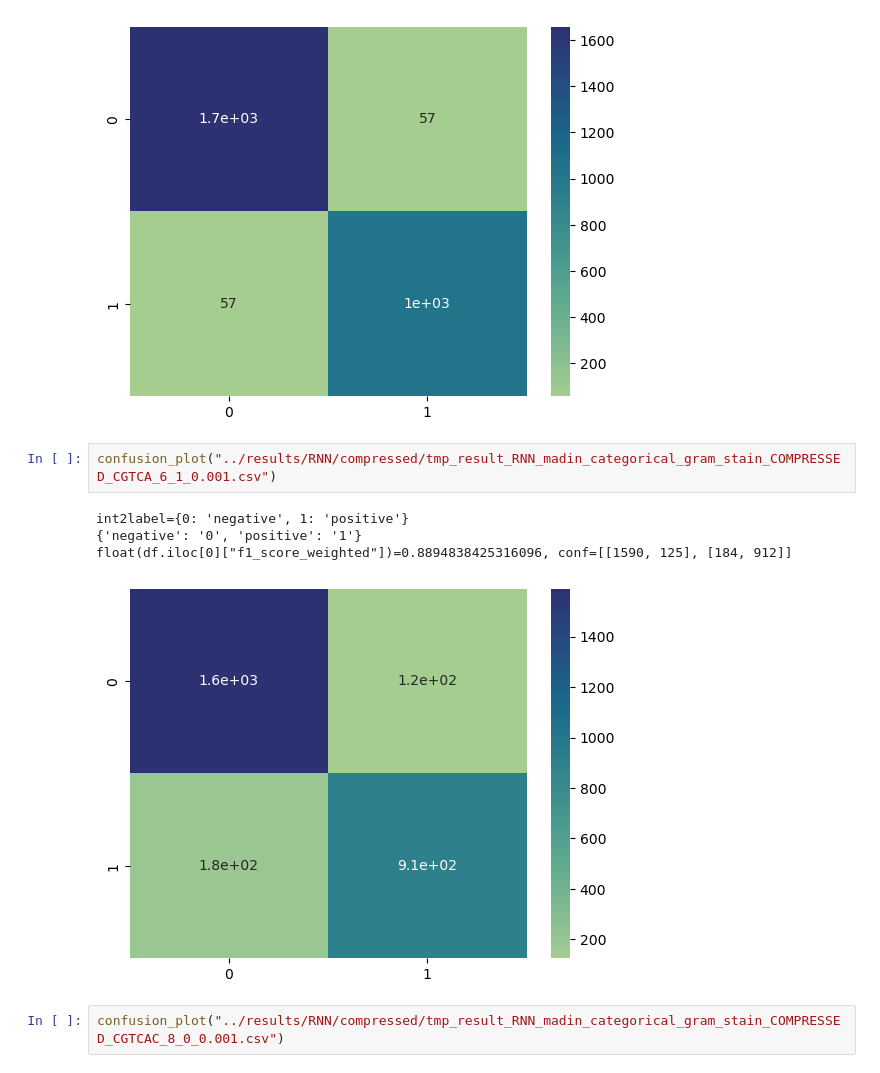
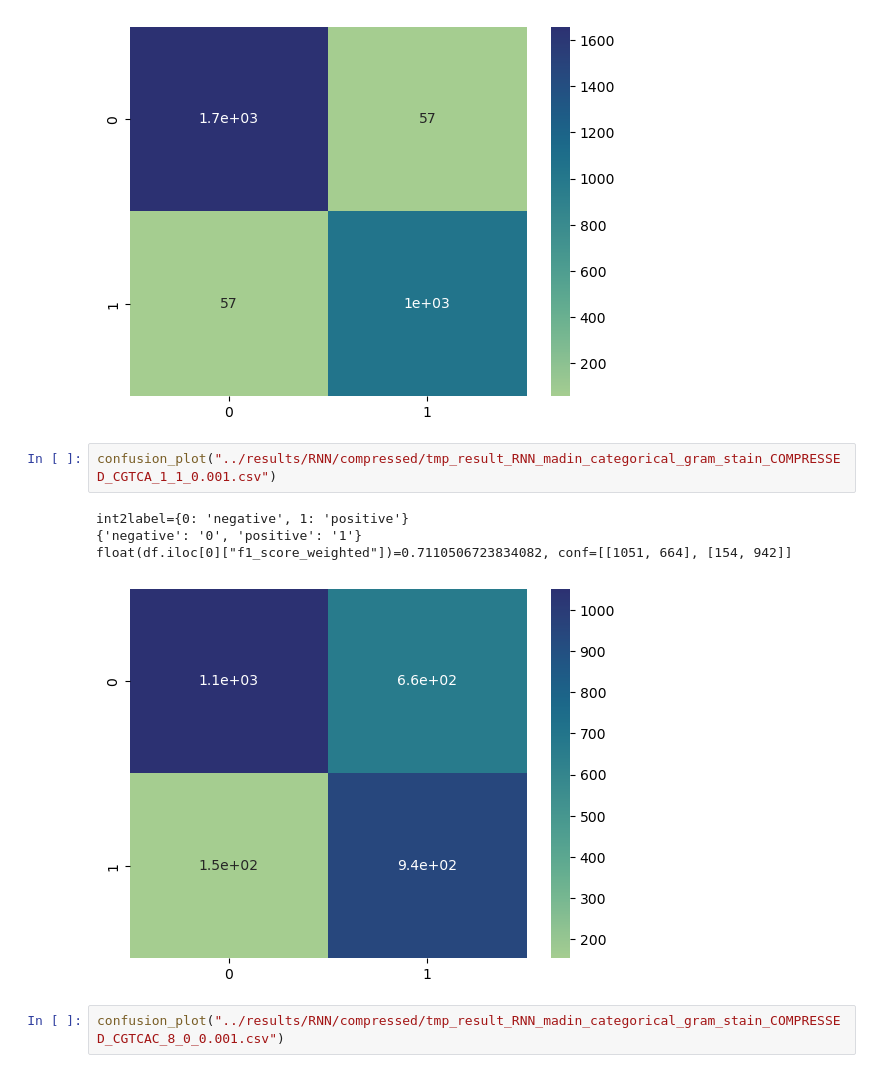
Before and after one commit to TorbjornBak/ML-bacterial-phenotyping, a Jupyter notebook: notebooks/plot_results.ipynb, the cells around one changed output. Cells and saved outputs as stored; diff of their text form.

```diff
--- a/notebooks/plot_results.ipynb
+++ b/notebooks/plot_results.ipynb
@@ -274,12 +270,12 @@ int2label={0: 'negative', 1: 'positive'}
 float(df.iloc[0]["f1_score_weighted"])=0.959445037353255, conf=[[1658, 57], [57, 1039]]
 [figure]
 # %%
-confusion_plot("../results/RNN/compressed/tmp_result_RNN_madin_categorical_gram_stain_COMPRESSED_CGTCA_6_1_0.001.csv")
+confusion_plot("../results/RNN/compressed/tmp_result_RNN_madin_categorical_gram_stain_COMPRESSED_CGTCA_1_1_0.001.csv")
 # %% [output]
 int2label={0: 'negative', 1: 'positive'}
 {'negative': '0', 'positive': '1'}
-float(df.iloc[0]["f1_score_weighted"])=0.8894838425316096, conf=[[1590, 125], [184, 912]]
+float(df.iloc[0]["f1_score_weighted"])=0.7110506723834082, conf=[[1051, 664], [154, 942]]
-[figure, old version]
+[figure, new version]
 # %%
 confusion_plot("../results/RNN/compressed/tmp_result_RNN_madin_categorical_gram_stain_COMPRESSED_CGTCAC_8_0_0.001.csv")
 # %% [output]
```
Also changed, not shown: parts of 15 cells of this notebook, 3 other files.
